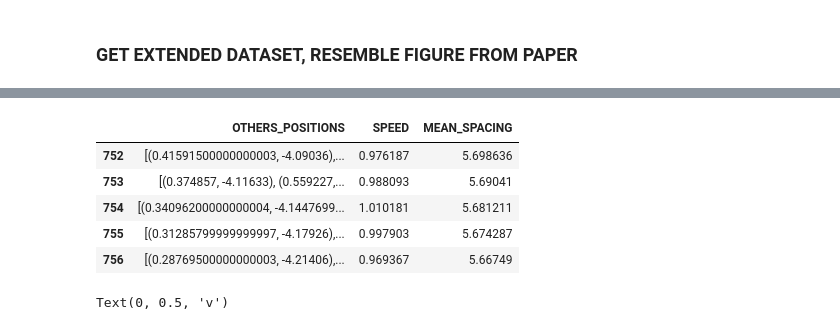
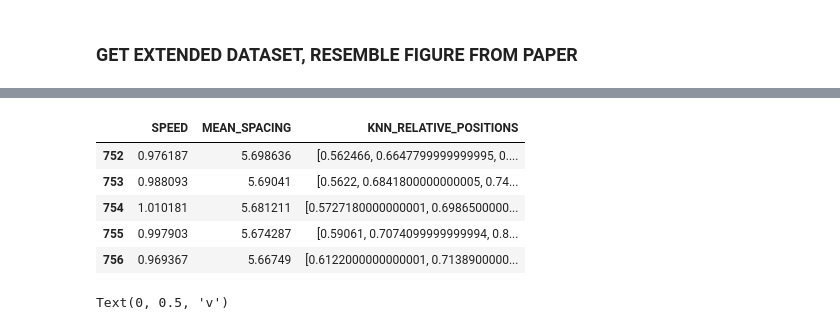
Before and after one commit to AlexPasqua/MLCMS-project, a Jupyter notebook: src/reproduce_FD.ipynb, the cells around one changed output, grey strips where cells are left out. Drawn from its saved outputs; the diff is of its cells as text; code cells hidden in the pictures.

Commit message:
adding dataset for training

```diff
--- a/src/reproduce_FD.ipynb
+++ b/src/reproduce_FD.ipynb
@@ -11,16 +11,16 @@ import matplotlib.pyplot as plt
 def fd_exec(m_s, v0, T, l):
     return v0 * (1 - np.exp((l - m_s) / (v0 * T)))
 # %%
-path = "../data/dataset_corridor_30.pickle"
+path = "../data/dataset_corridor_30"
 dataset = pd.read_pickle(path)
 dataset.head()
 # %% [output]
-|  | OTHERS_POSITIONS | SPEED | MEAN_SPACING |
-| 752 | [(0.41591500000000003, -4.09036),... | 0.976187 | 5.698636 |
-| 753 | [(0.374857, -4.11633), (0.559227,... | 0.988093 | 5.69041 |
-| 754 | [(0.34096200000000004, -4.1447699... | 1.010181 | 5.681211 |
-| 755 | [(0.31285799999999997, -4.17926),... | 0.997903 | 5.674287 |
-| 756 | [(0.28769500000000003, -4.21406),... | 0.969367 | 5.66749 |
+|  | SPEED | MEAN_SPACING | KNN_RELATIVE_POSITIONS |
+| 752 | 0.976187 | 5.698636 | [0.562466, 0.6647799999999995, 0.... |
+| 753 | 0.988093 | 5.69041 | [0.5622, 0.6841800000000005, 0.74... |
+| 754 | 1.010181 | 5.681211 | [0.5727180000000001, 0.6986500000... |
+| 755 | 0.997903 | 5.674287 | [0.59061, 0.7074099999999994, 0.8... |
+| 756 | 0.969367 | 5.66749 | [0.6122000000000001, 0.7138900000... |
 # %%
 speed_cm = dataset['SPEED'].to_numpy()
 mean_spacing_cm = dataset['MEAN_SPACING'].to_numpy()
```
Also changed, not shown: parts of 12 cells of this notebook, 40 other files.
